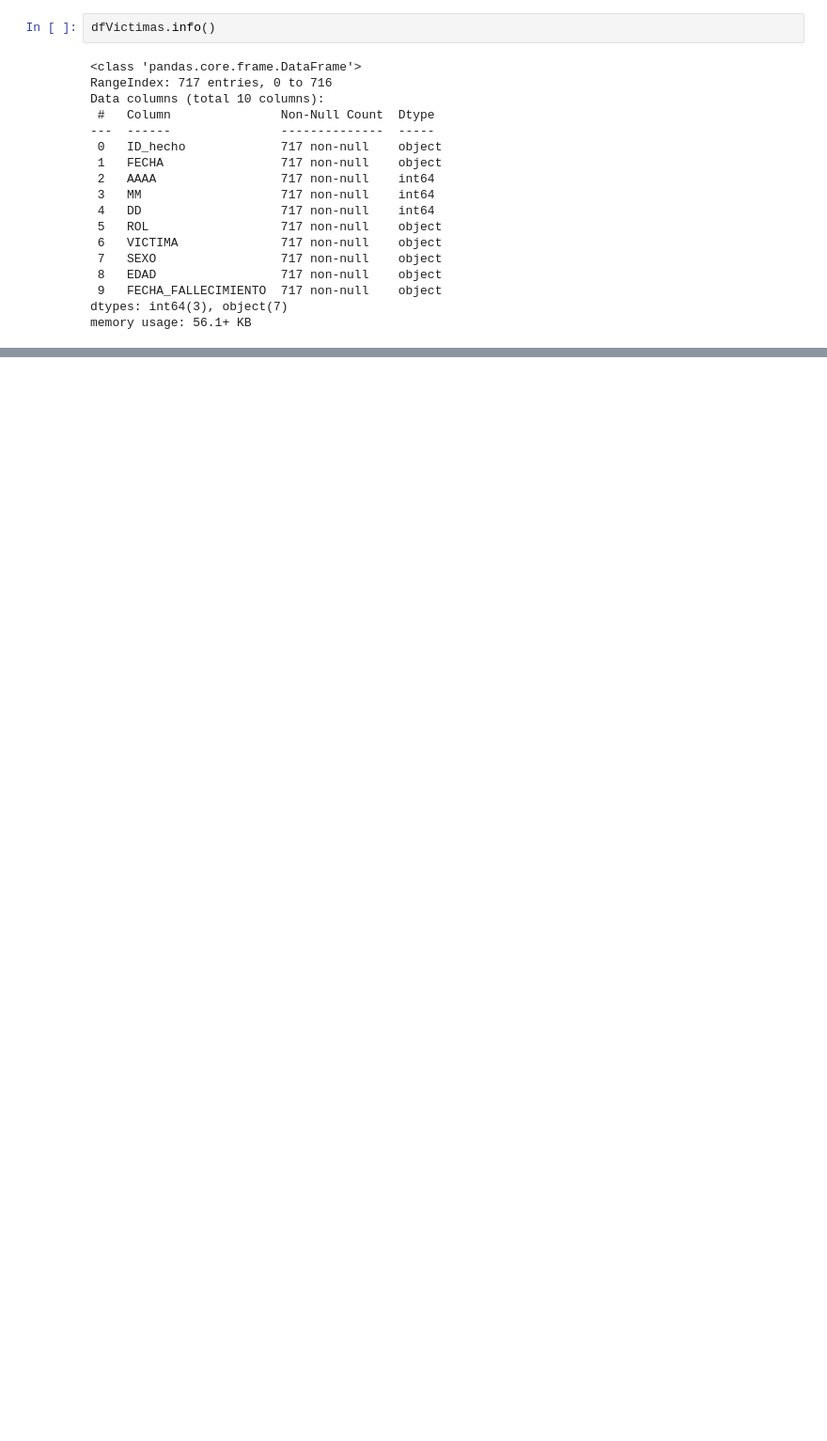
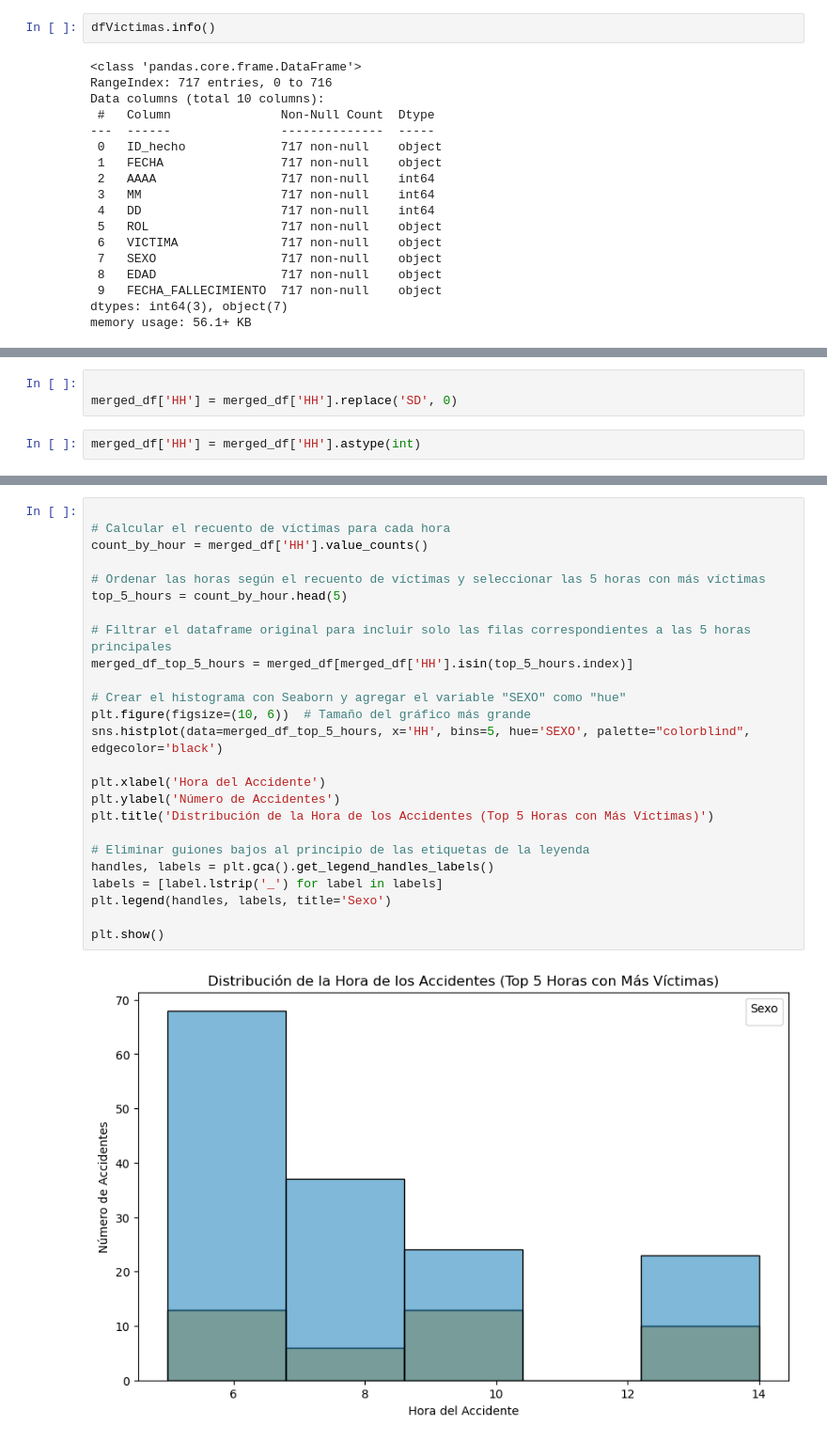
Before and after one commit to AngelMariscal01/PI.2, a Jupyter notebook: EDA.ipynb, the cells around one changed output, grey strips where cells are left out. Shown at 94% size. Cells and saved outputs as stored; diff of their text form; blank space fills up the shorter version.

```diff
--- a/EDA.ipynb
+++ b/EDA.ipynb
@@ -47,0 +288,5 @@ memory usage: 56.1+ KB
+# %%
+
+merged_df['HH'] = merged_df['HH'].replace('SD', 0)
+# %%
+merged_df['HH'] = merged_df['HH'].astype(int)
@@ -47,0 +309,27 @@ memory usage: 56.1+ KB
+# %%
+
+# Calcular el recuento de víctimas para cada hora
+count_by_hour = merged_df['HH'].value_counts()
+
+# Ordenar las horas según el recuento de víctimas y seleccionar las 5 horas con más víctimas
+top_5_hours = count_by_hour.head(5)
+
+# Filtrar el dataframe original para incluir solo las filas correspondientes a las 5 horas principales
+merged_df_top_5_hours = merged_df[merged_df['HH'].isin(top_5_hours.index)]
+
+# Crear el histograma con Seaborn y agregar el variable "SEXO" como "hue"
+plt.figure(figsize=(10, 6))  # Tamaño del gráfico más grande
+sns.histplot(data=merged_df_top_5_hours, x='HH', bins=5, hue='SEXO', palette="colorblind", edgecolor='black')
+
+plt.xlabel('Hora del Accidente')
+plt.ylabel('Número de Accidentes')
+plt.title('Distribución de la Hora de los Accidentes (Top 5 Horas con Más Víctimas)')
+
+# Eliminar guiones bajos al principio de las etiquetas de la leyenda
+handles, labels = plt.gca().get_legend_handles_labels()
+labels = [label.lstrip('_') for label in labels]
+plt.legend(handles, labels, title='Sexo')
+
+plt.show()
+# %% [output]
+[figure, added]
```
Also changed, not shown: parts of 71 cells of this notebook, 3 other files.
